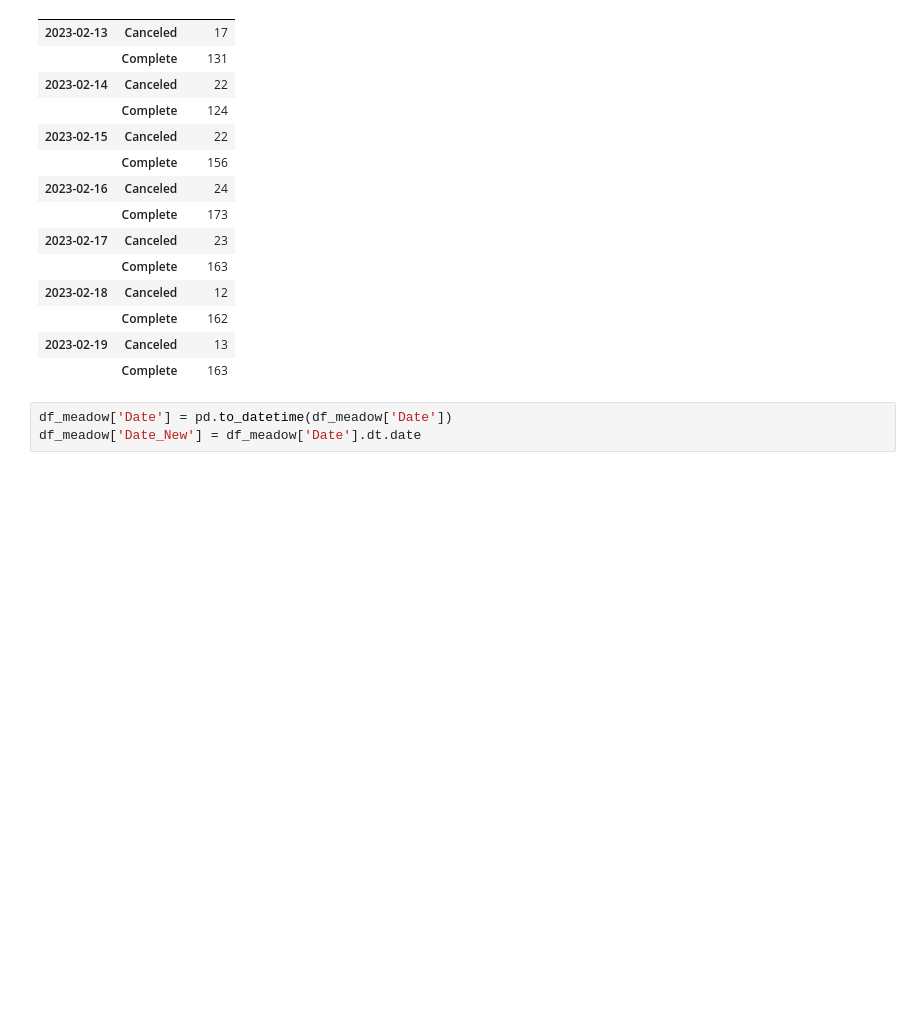
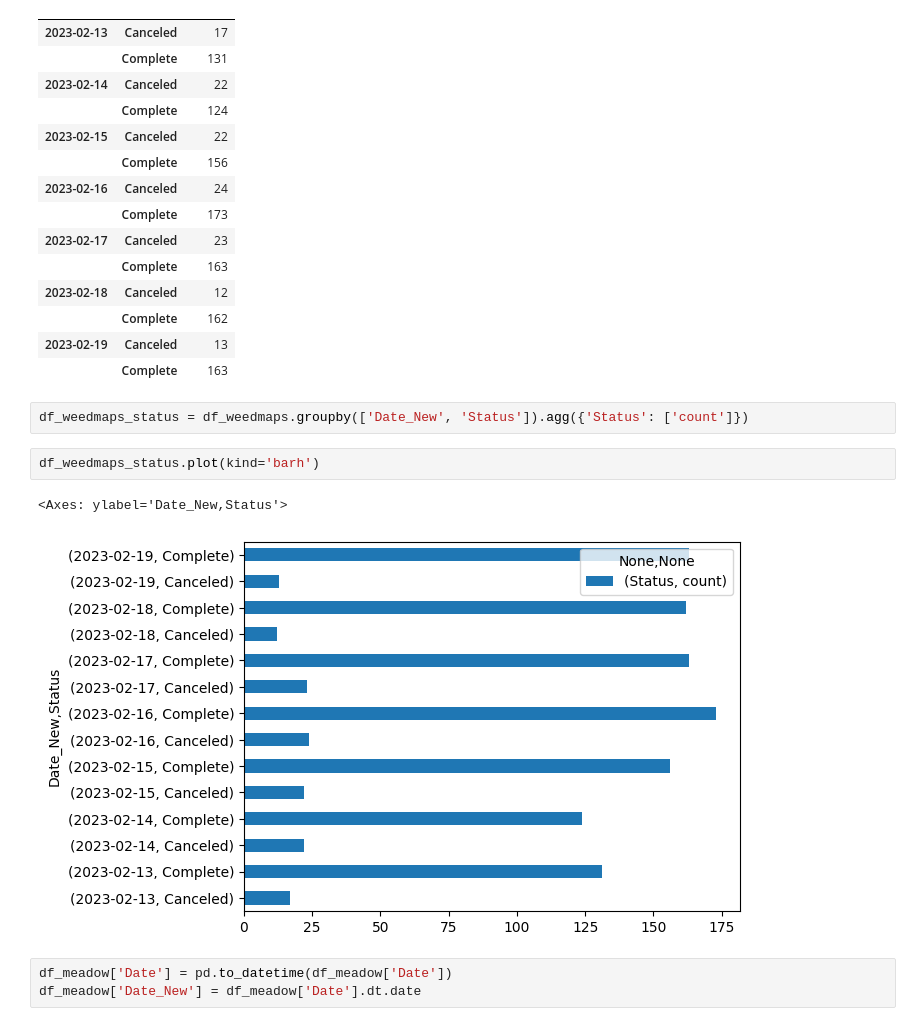
Before and after one commit to jhenac/fuego-data-analysis, a Jupyter notebook: fuego_networx.ipynb, the cells around one changed output. Drawn from its saved outputs; the diff is of its cells as text; blank space fills up the shorter version.

```diff
--- a/fuego_networx.ipynb
+++ b/fuego_networx.ipynb
@@ -141,6 +192,13 @@ df_weedmaps.groupby(['Date_New', 'Status']).agg({'Status': ['count']})
 |  | Complete | 162 |
 | 2023-02-19 | Canceled | 13 |
 |  | Complete | 163 |
+# %%
+df_weedmaps_status = df_weedmaps.groupby(['Date_New', 'Status']).agg({'Status': ['count']})
+# %%
+df_weedmaps_status.plot(kind='barh')
+# %% [output]
+<Axes: ylabel='Date_New,Status'>
+[figure, added]
 # %%
 df_meadow['Date'] = pd.to_datetime(df_meadow['Date'])
 df_meadow['Date_New'] = df_meadow['Date'].dt.date
```
Also changed, not shown: parts of 16 cells of this notebook.
